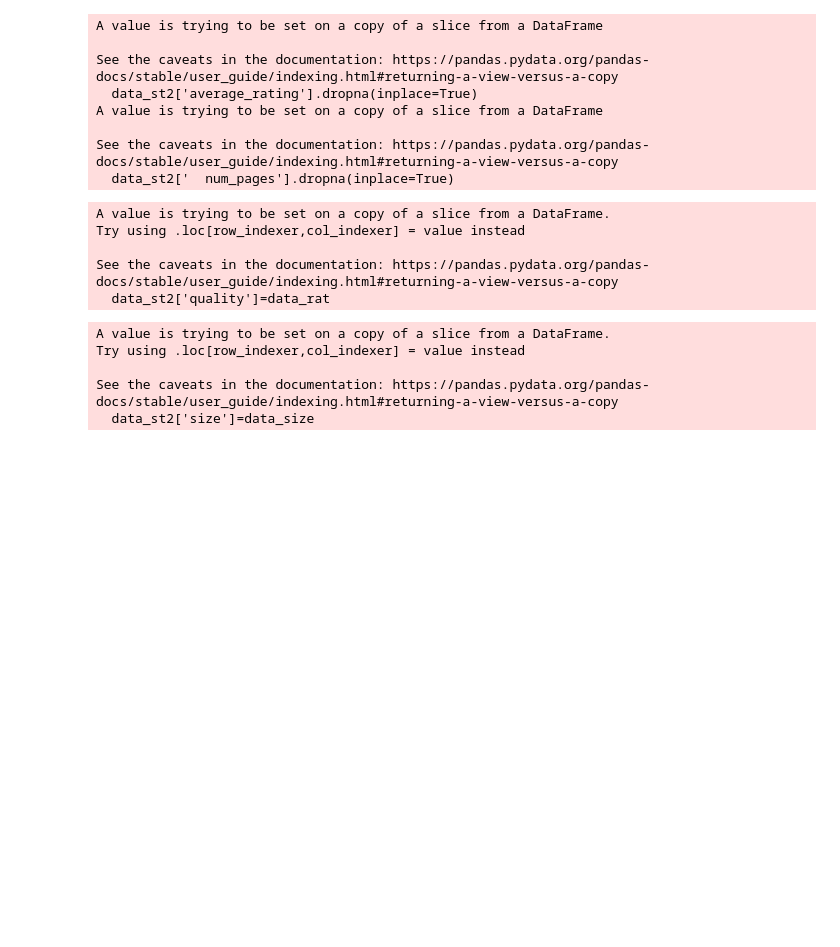
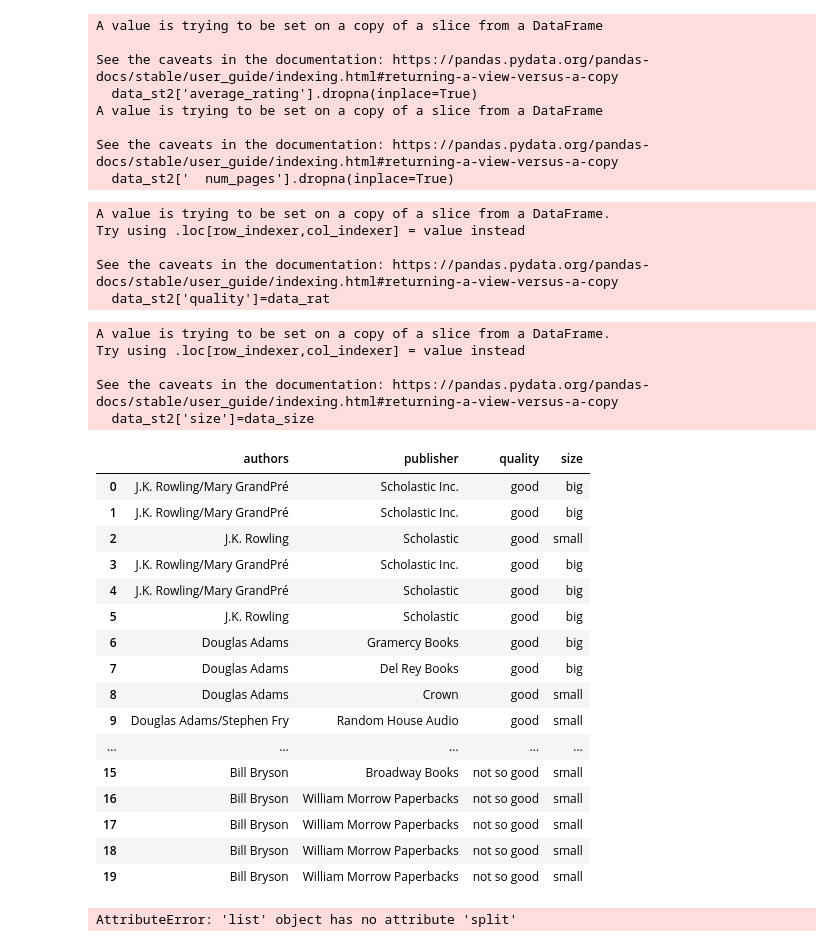
Before and after one commit to s-i-am-r/ML-lab, a Jupyter notebook: baye's/baye's.ipynb, the cells around one changed output. Cells and saved outputs as stored; diff of their text form; code cells hidden in the pictures; blank space fills up the shorter version.

```diff
--- a/baye's/baye's.ipynb
+++ b/baye's/baye's.ipynb
@@ -11,7 +11,7 @@ Index(['bookID', 'title', 'authors', 'average_rating', 'isbn', 'isbn13',
        'publication_date', 'publisher'],
       dtype='object')
 # %%
-data_st1=data_full[np.mean( data_full['ratings_count'])*0.01<=data_full['ratings_count']].filter()
+data_st1=data_full[np.mean( data_full['ratings_count'])*0.01<=data_full['ratings_count']]
 # %%
 data_st1.reset_index(drop=True,inplace=True)
 # %%
@@ -75,3 +75,29 @@ Try using .loc[row_indexer,col_indexer] = value instead
 
 See the caveats in the documentation: https://pandas.pydata.org/pandas-docs/stable/user_guide/indexing.html#returning-a-view-versus-a-copy
   data_st2['size']=data_size
+# %%
+data_final = data_st2.drop(columns=['  num_pages','average_rating'])
+# %%
+data_final.head(20)
+# %% [output]
+|  | authors | publisher | quality | size |
+| 0 | J.K. Rowling/Mary GrandPré | Scholastic Inc. | good | big |
+| 1 | J.K. Rowling/Mary GrandPré | Scholastic Inc. | good | big |
+| 2 | J.K. Rowling | Scholastic | good | small |
+| 3 | J.K. Rowling/Mary GrandPré | Scholastic Inc. | good | big |
+| 4 | J.K. Rowling/Mary GrandPré | Scholastic | good | big |
+| 5 | J.K. Rowling | Scholastic | good | big |
+| 6 | Douglas Adams | Gramercy Books | good | big |
+| 7 | Douglas Adams | Del Rey Books | good | big |
+| 8 | Douglas Adams | Crown | good | small |
+| 9 | Douglas Adams/Stephen Fry | Random House Audio | good | small |
+| ... | ... | ... | ... | ... |
+| 15 | Bill Bryson | Broadway Books | not so good | small |
+| 16 | Bill Bryson | William Morrow Paperbacks | not so good | small |
+| 17 | Bill Bryson | William Morrow Paperbacks | not so good | small |
+| 18 | Bill Bryson | William Morrow Paperbacks | not so good | small |
+| 19 | Bill Bryson | William Morrow Paperbacks | not so good | small |
+# %%
+auths = list(map(lambda x :tuple(x.split("/")), data_final['authors']))
+# %% [output]
+AttributeError: 'list' object has no attribute 'split'
```
Also changed, not shown: parts of 23 cells of this notebook, 3 other files.
